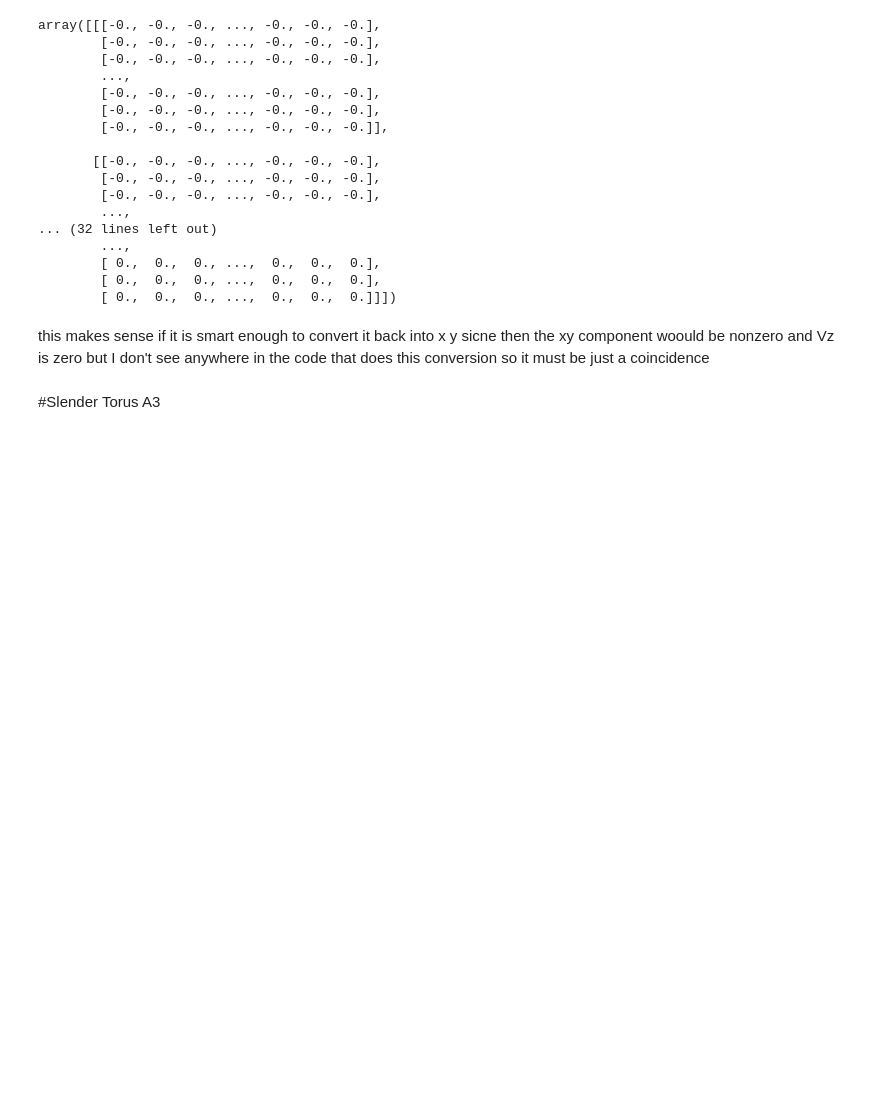
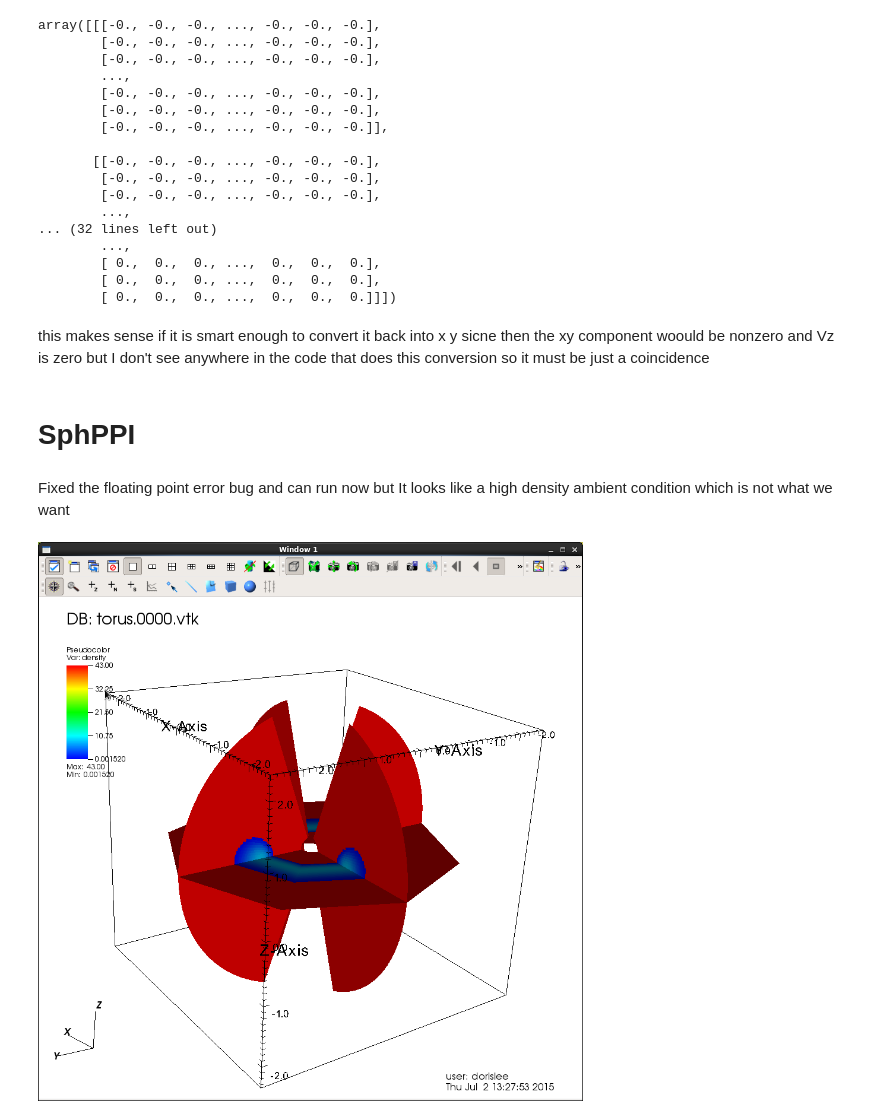
Before and after one commit to dorisjlee/usrp, a Jupyter notebook: notes/Week2/07_02_2015.ipynb, the cells around one changed output. Cells and saved outputs as stored; diff of their text form; code cells hidden in the pictures; blank space fills up the shorter version.

```diff
--- a/notes/Week2/07_02_2015.ipynb
+++ b/notes/Week2/07_02_2015.ipynb
@@ -128,5 +128,12 @@ array([[[-0., -0., -0., ..., -0., -0., -0.],
         [ 0.,  0.,  0., ...,  0.,  0.,  0.]]])
 # %% [markdown]
 this makes sense if it is smart enough to convert it back into x y sicne then the xy  component woould be nonzero and Vz is zero but I don't see anywhere in the code that does this conversion so it must be just a coincidence
-# %% [markdown]
-#Slender Torus A3
+# %% [markdown]
+# SphPPI
+# %% [markdown]
+Fixed the floating point error bug and can run now but It looks like a high density ambient condition which is not what we want
+# %%
+from IPython.display import Image
+Image(filename="/u/dorislee/usrp/data/torusppi.png",width=600)
+# %% [output]
+[figure, added]
```
Also changed, not shown: parts of 5 cells of this notebook, 3 other files.
